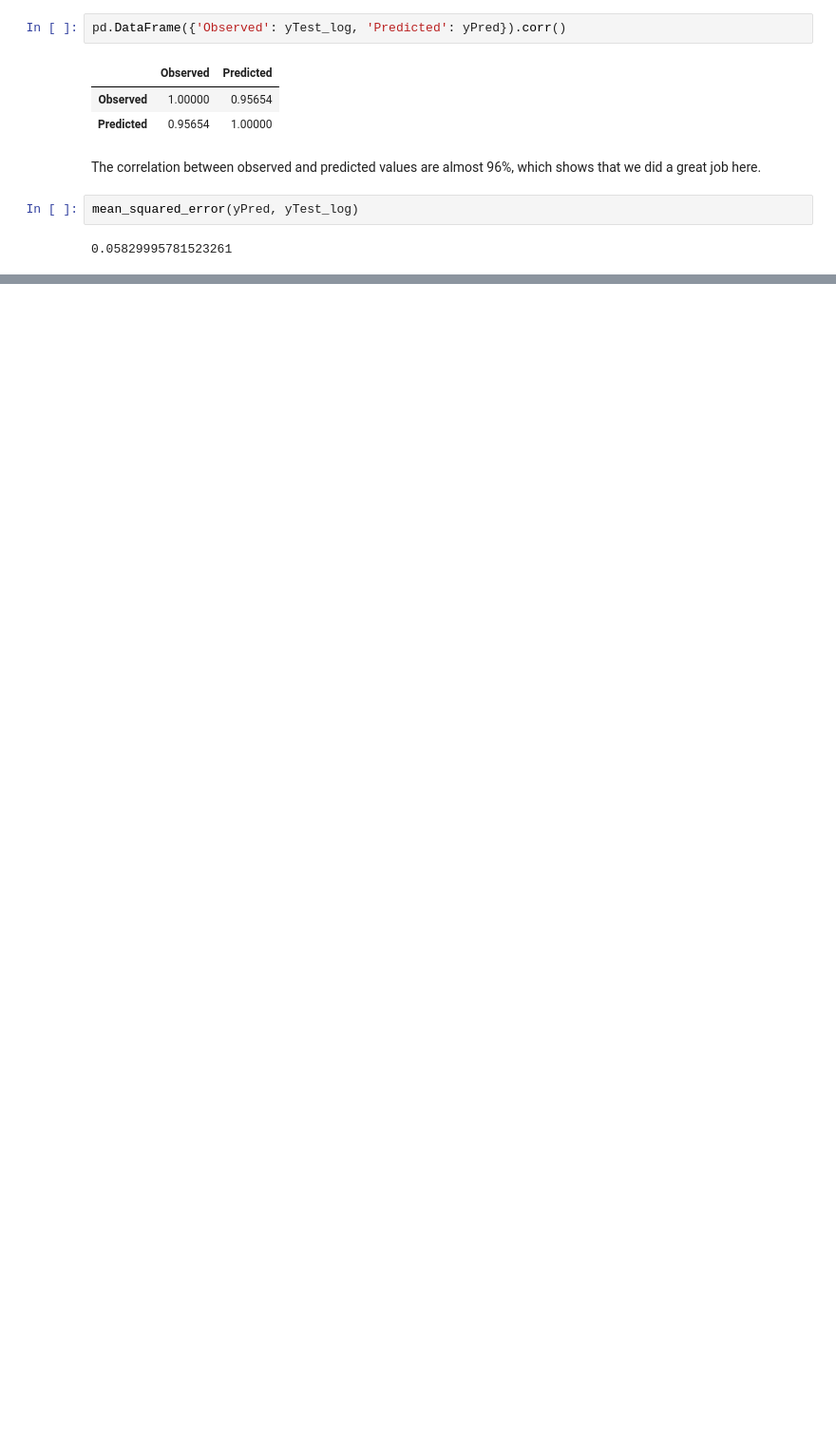
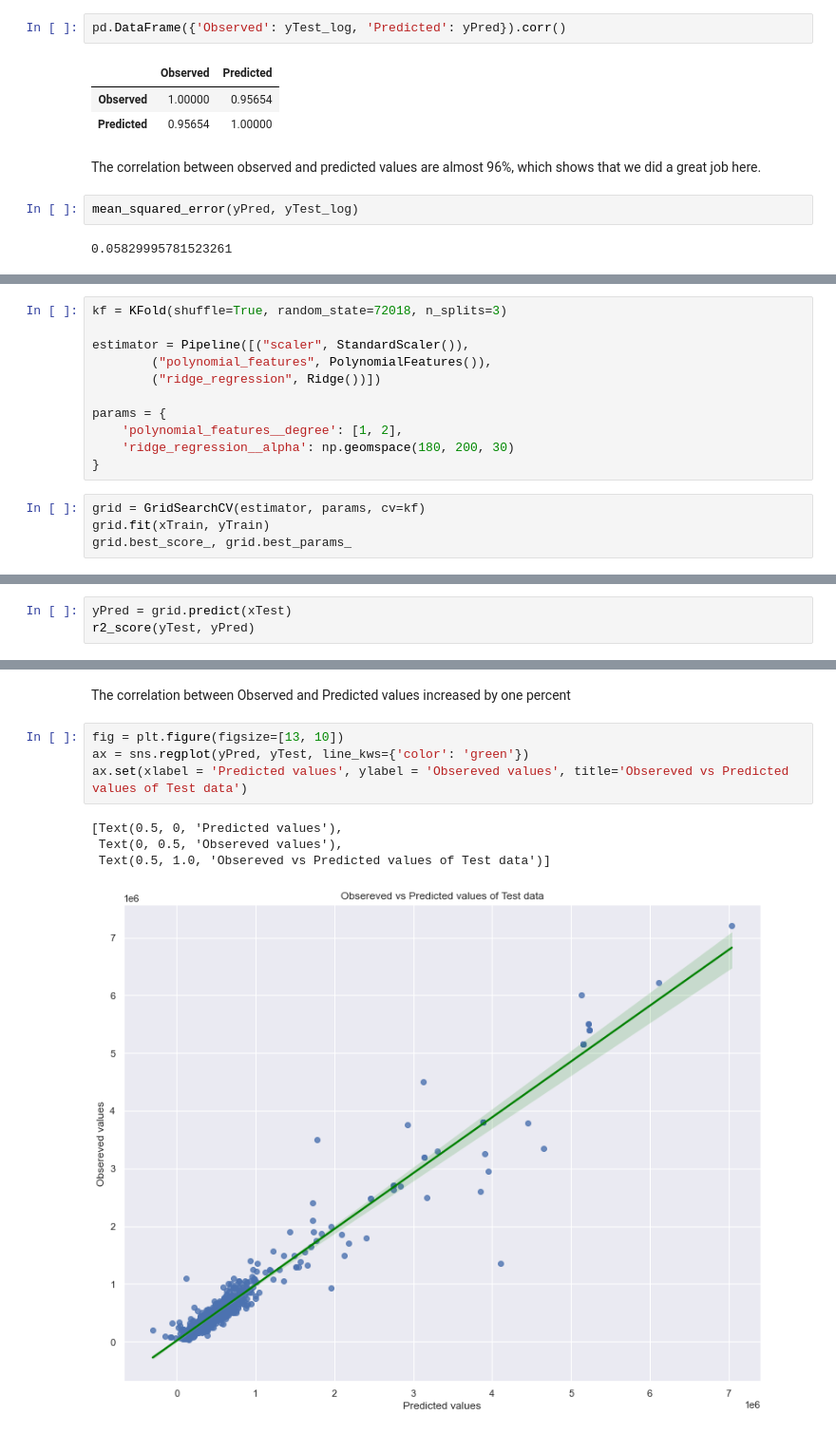
Before and after one commit to usama2298/Kaggle-Vehicle-Dataset-, a Jupyter notebook: Analysis.ipynb, the cells around one changed output, grey strips where cells are left out. Shown at 95% size. Saved outputs shown, nothing was run; the diff lists cells and outputs as text; blank space fills up the shorter version.

Commit message:
Cross validation with ridge regression and finding variable importance

```diff
--- a/Analysis.ipynb
+++ b/Analysis.ipynb
@@ -338,0 +346,15 @@ mean_squared_error(yPred, yTest_log)
+# %%
+kf = KFold(shuffle=True, random_state=72018, n_splits=3)
+
+estimator = Pipeline([("scaler", StandardScaler()),
+        ("polynomial_features", PolynomialFeatures()),
+        ("ridge_regression", Ridge())])
+
+params = {
+    'polynomial_features__degree': [1, 2],
+    'ridge_regression__alpha': np.geomspace(180, 200, 30)
+}
+# %%
+grid = GridSearchCV(estimator, params, cv=kf)
+grid.fit(xTrain, yTrain)
+grid.best_score_, grid.best_params_
@@ -338,0 +367,3 @@ mean_squared_error(yPred, yTest_log)
+# %%
+yPred = grid.predict(xTest)
+r2_score(yTest, yPred)
@@ -338,0 +378,11 @@ mean_squared_error(yPred, yTest_log)
+# %% [markdown]
+The correlation between Observed and Predicted values increased by one percent
+# %%
+fig = plt.figure(figsize=[13, 10])
+ax = sns.regplot(yPred, yTest, line_kws={'color': 'green'})
+ax.set(xlabel = 'Predicted values', ylabel = 'Obsereved values', title='Obsereved vs Predicted values of Test data')
+# %% [output]
+[Text(0.5, 0, 'Predicted values'),
+ Text(0, 0.5, 'Obsereved values'),
+ Text(0.5, 1.0, 'Obsereved vs Predicted values of Test data')]
+[figure, added]
```
Also changed, not shown: parts of 10 cells of this notebook, 1 other file.
